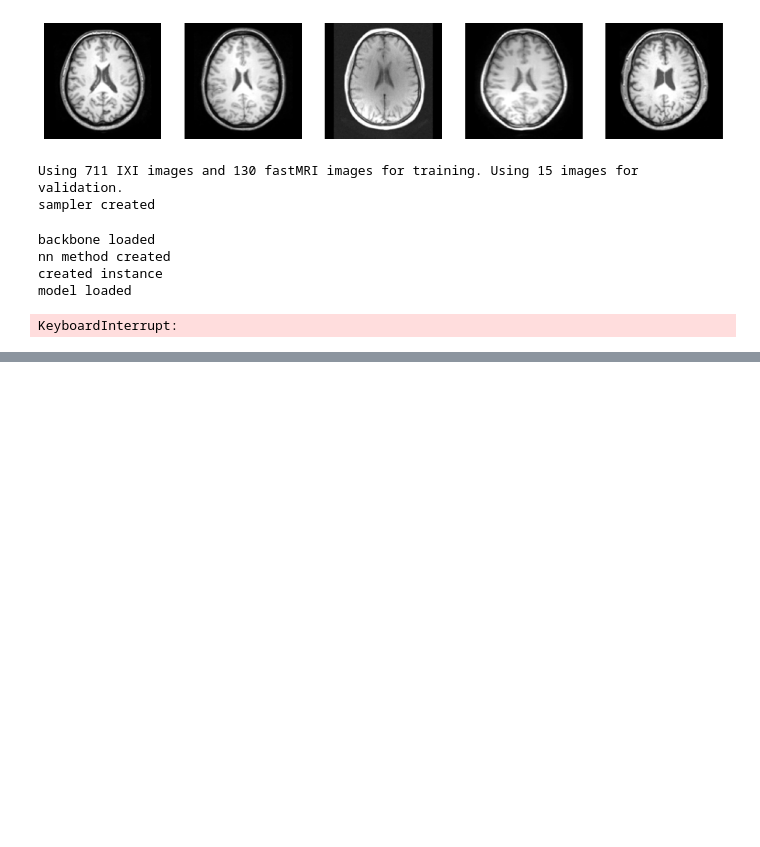
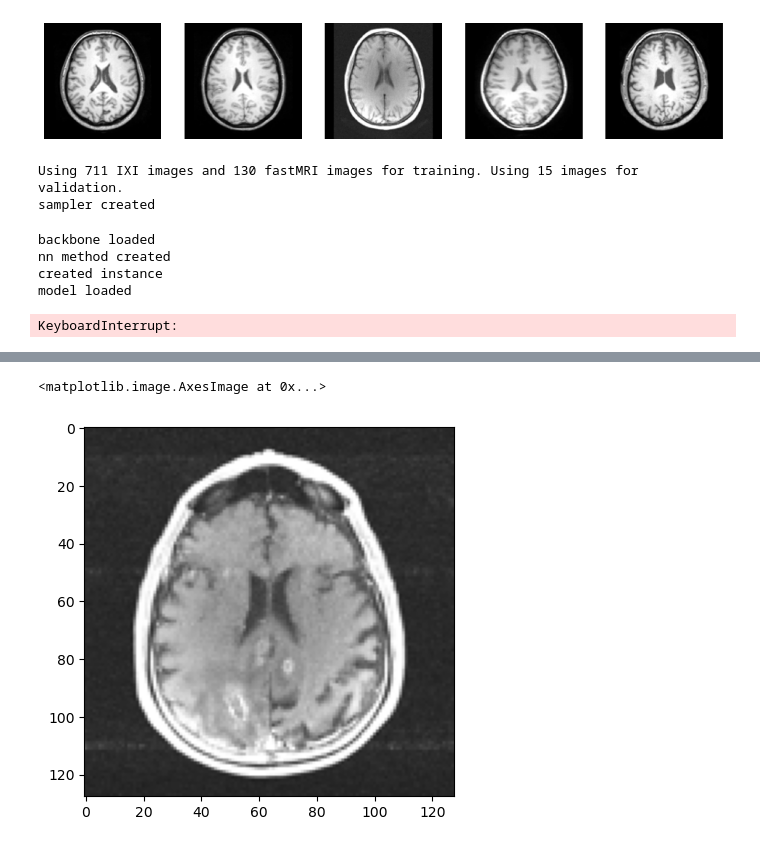
Before and after one commit to eminedari/PatchCore_mad_seminar, a Jupyter notebook: my_notebook.ipynb, the cells around one changed output, grey strips where cells are left out. Saved outputs shown, nothing was run; the diff lists cells and outputs as text; code cells hidden in the pictures; blank space fills up the shorter version.

```diff
--- a/my_notebook.ipynb
+++ b/my_notebook.ipynb
@@ -75,0 +96,6 @@ model.test()
+# %%
+img_np = img.numpy().transpose(1,2,0)
+plt.imshow(img_np)
+# %% [output]
+<matplotlib.image.AxesImage at 0x...>
+[figure, added]
```
Also changed, not shown: parts of 4 cells of this notebook, 2 other files.
